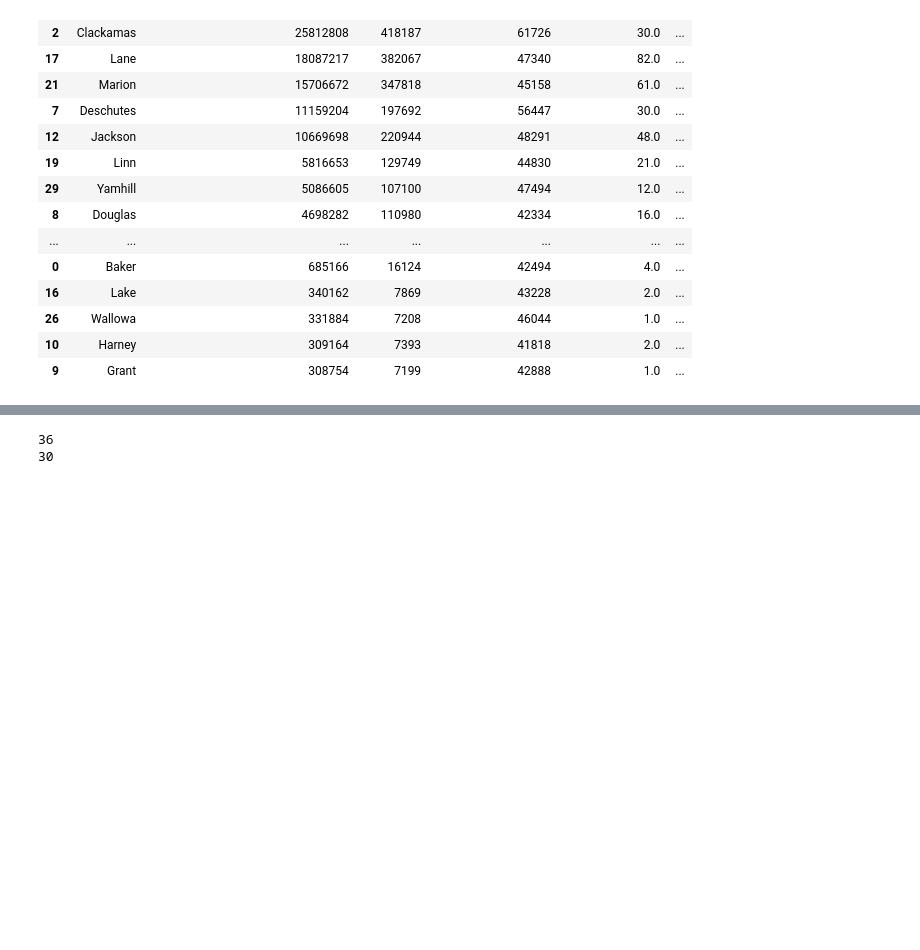
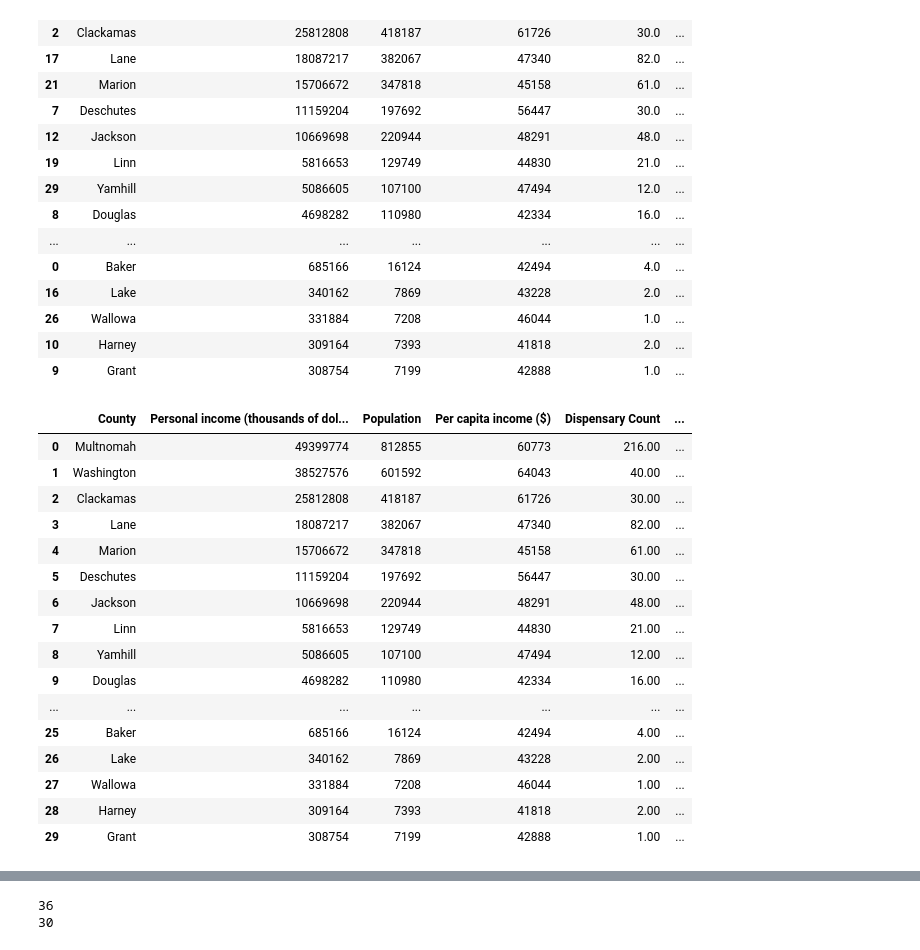
Before and after one commit to theesacker/Cannabis-Opportunity-Analysis, a Jupyter notebook: python/leos_notebook.ipynb, the cells around one changed output, grey strips where cells are left out. Saved outputs shown, nothing was run; the diff lists cells and outputs as text; code cells hidden in the pictures; blank space fills up the shorter version.

```diff
--- a/python/leos_notebook.ipynb
+++ b/python/leos_notebook.ipynb
@@ -27,3 +27,5 @@ county_sales_df
 | 724 | Washington | 12/1/2020 | 45.5492 | -123.1040 | 9481939.83 |
 | 725 | Multnomah | 12/1/2020 | 45.5805 | -122.6646 | 26784330.92 |
 726 rows × 5 columns
+# %%
+county_sales_df["Sales"] = county_sales_df["Sales"].ast
@@ -29,0 +77,5 @@ county_sales_df
+# %%
+county_sales_nineteen = county_sales_df.loc[county_sales_df["Month Filter"].str.contains("2019"), ["County", "Sales"]]
+county_sales_nineteen = county_sales_nineteen.groupby("County").agg({"Sales":"sum"})
+county_sales_nineteen["Sales"] = round(county_sales_nineteen["Sales"],2)
+county_sales_nineteen
@@ -198,3 +269,25 @@ sorted_county
 | 26 | Wallowa | 331884 | 7208 | 46044 | 1.0 | ... |
 | 10 | Harney | 309164 | 7393 | 41818 | 2.0 | ... |
 | 9 | Grant | 308754 | 7199 | 42888 | 1.0 | ... |
+# %%
+merged_county_with_sales = sorted_county.merge(county_sales_nineteen, on="County", how="left")
+merged_county_with_sales["Sales per Capita"] = merged_county_with_sales["Sales"] / merged_county_with_sales["Population"]
+merged_county_with_sales
+# %% [output]
+|  | County | Personal income (thousands of dol... | Population | Per capita income ($) | Dispensary Count | ... |
+| 0 | Multnomah | 49399774 | 812855 | 60773 | 216.00 | ... |
+| 1 | Washington | 38527576 | 601592 | 64043 | 40.00 | ... |
+| 2 | Clackamas | 25812808 | 418187 | 61726 | 30.00 | ... |
+| 3 | Lane | 18087217 | 382067 | 47340 | 82.00 | ... |
+| 4 | Marion | 15706672 | 347818 | 45158 | 61.00 | ... |
+| 5 | Deschutes | 11159204 | 197692 | 56447 | 30.00 | ... |
+| 6 | Jackson | 10669698 | 220944 | 48291 | 48.00 | ... |
+| 7 | Linn | 5816653 | 129749 | 44830 | 21.00 | ... |
+| 8 | Yamhill | 5086605 | 107100 | 47494 | 12.00 | ... |
+| 9 | Douglas | 4698282 | 110980 | 42334 | 16.00 | ... |
+| ... | ... | ... | ... | ... | ... | ... |
+| 25 | Baker | 685166 | 16124 | 42494 | 4.00 | ... |
+| 26 | Lake | 340162 | 7869 | 43228 | 2.00 | ... |
+| 27 | Wallowa | 331884 | 7208 | 46044 | 1.00 | ... |
+| 28 | Harney | 309164 | 7393 | 41818 | 2.00 | ... |
+| 29 | Grant | 308754 | 7199 | 42888 | 1.00 | ... |
```
Also changed, not shown: parts of 7 cells of this notebook.
